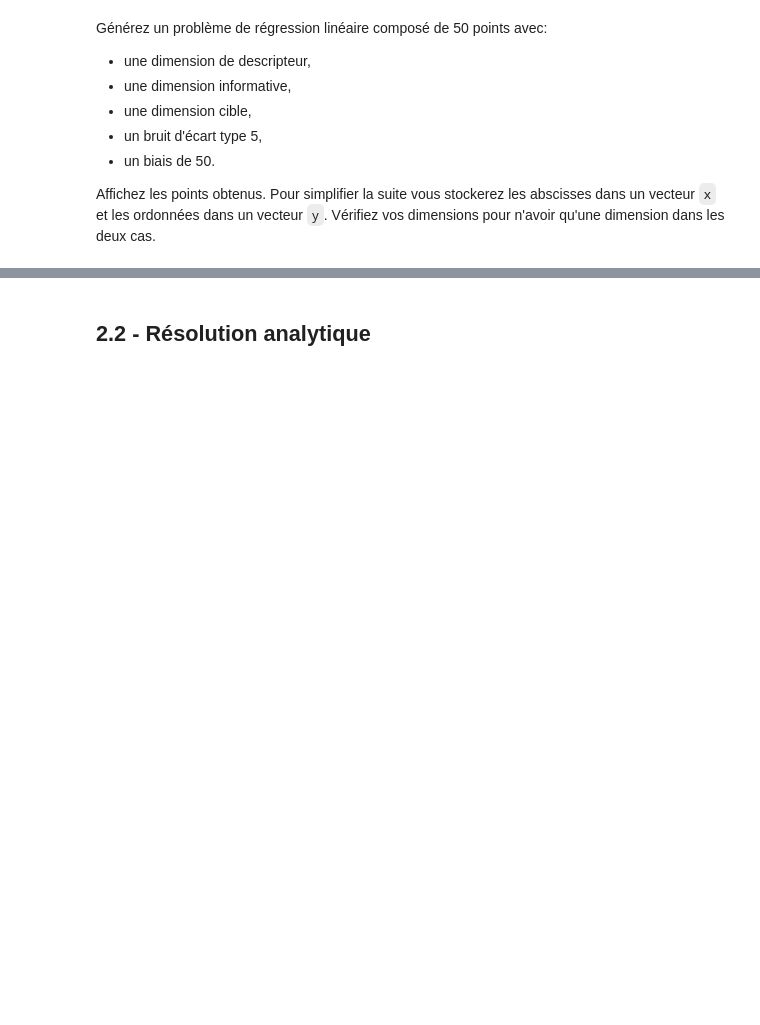
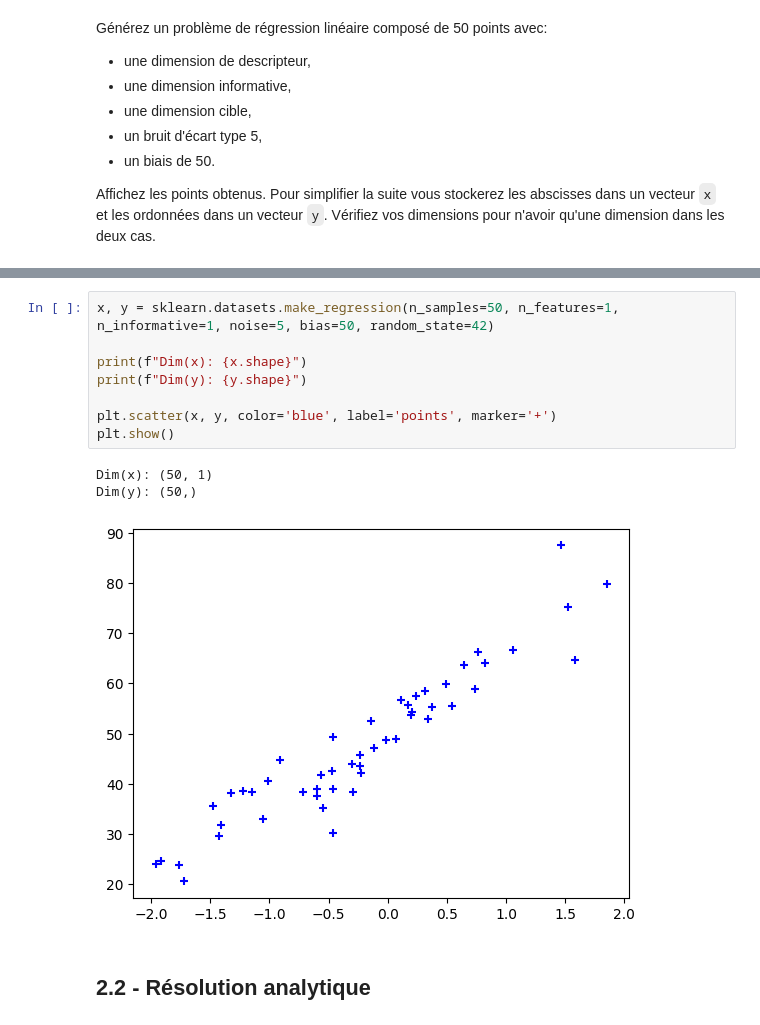
Before and after one commit to ViniciusGN/Kaggle-AI-Studies, a Jupyter notebook: Apprentissage/TP1_Vinicius_Nascimento.ipynb, the cells around one changed output, grey strips where cells are left out. Drawn from its saved outputs; the diff is of its cells as text; blank space fills up the shorter version.

```diff
--- a/Apprentissage/TP1_Vinicius_Nascimento.ipynb
+++ b/Apprentissage/TP1_Vinicius_Nascimento.ipynb
@@ -503,3 +501,15 @@ Dimensions de y: (50,)
+# %%
+x, y = sklearn.datasets.make_regression(n_samples=50, n_features=1, n_informative=1, noise=5, bias=50, random_state=42)
+
+print(f"Dim(x): {x.shape}")
+print(f"Dim(y): {y.shape}")
+
+plt.scatter(x, y, color='blue', label='points', marker='+')
+plt.show()
+# %% [output]
+Dim(x): (50, 1)
+Dim(y): (50,)
+[figure, added]
 # %% [markdown]
 ## 2.2 - Résolution analytique
 # %% [markdown]
```
Also changed, not shown: parts of 30 cells of this notebook.
